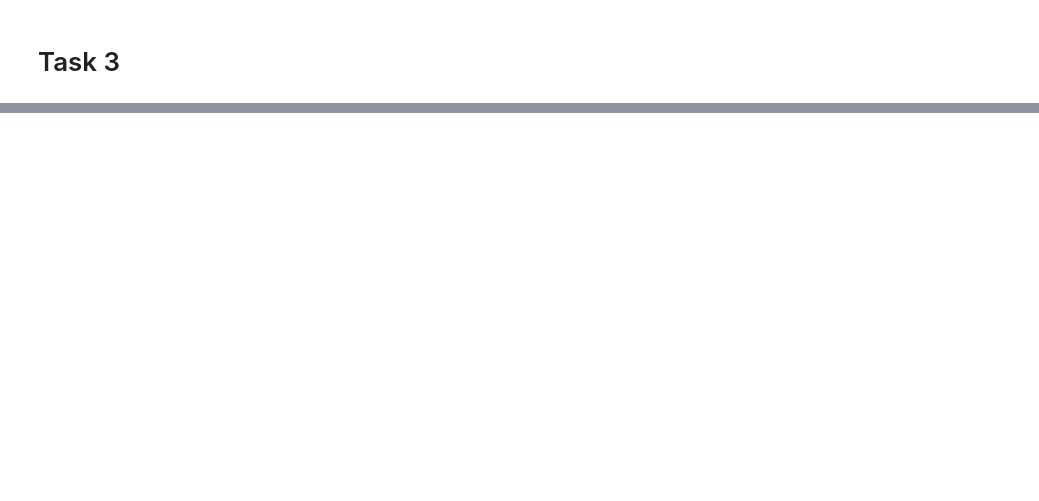
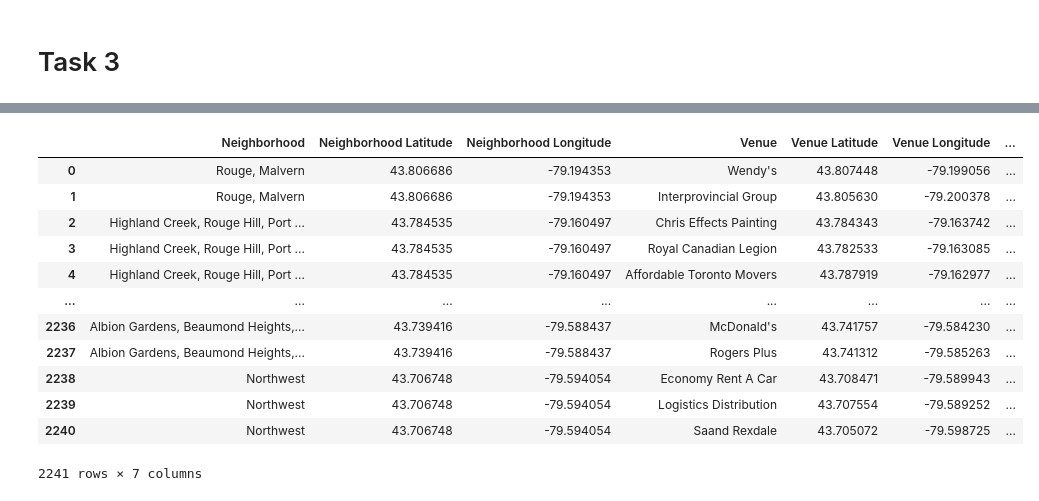
Before and after one commit to t-schanz/Coursera_Capstone, a Jupyter notebook: Toronto_from_wikipedia.ipynb, the cells around one changed output, grey strips where cells are left out. Saved outputs shown, nothing was run; the diff lists cells and outputs as text; code cells hidden in the pictures; blank space fills up the shorter version.

```diff
--- a/Toronto_from_wikipedia.ipynb
+++ b/Toronto_from_wikipedia.ipynb
@@ -86,0 +87,15 @@ ModuleNotFoundError: No module named 'shapely'
+# %%
+! pip install folium
+import folium
+import os
+import requests
+from sklearn.cluster import KMeans
+import numpy as np
+import matplotlib.cm as cm
+import matplotlib.colors as colors
+
+# get secret values from environment variables:
+CLIENT_ID = os.environ.get('FS_ID')
+CLIENT_SECRET = os.environ.get('FS_SECRET')
+VERSION = '20191204'
+LIMIT = 100
@@ -86,0 +114,3 @@ ModuleNotFoundError: No module named 'shapely'
+# %%
+latitude = 43.8
+longitude = -79.55
@@ -86,0 +119,18 @@ ModuleNotFoundError: No module named 'shapely'
+# %%
+# create map of Manhattan using latitude and longitude values
+map_toronto = folium.Map(location=[latitude, longitude], zoom_start=11)
+
+# add markers to map
+for lat, lng, label in zip(df['Latitude'], df['Longitude'], df['Neighborhood']):
+    label = folium.Popup(label, parse_html=True)
+    folium.CircleMarker(
+        [lat, lng],
+        radius=5,
+        popup=label,
+        color='blue',
+        fill=True,
+        fill_color='#3186cc',
+        fill_opacity=0.7,
+        parse_html=False).add_to(map_toronto)
+
+map_toronto
@@ -86,0 +181,5 @@ ModuleNotFoundError: No module named 'shapely'
+# %%
+if not 'toronto_venues' in locals(): # prevents this cell from running when the variable toronto_venues already exists
+    toronto_venues = getNearbyVenues(names=df['Neighborhood'],
+                                       latitudes=df['Latitude'],
+                                       longitudes=df['Longitude'])
@@ -86,0 +204,16 @@ ModuleNotFoundError: No module named 'shapely'
+# %%
+toronto_venues
+# %% [output]
+|  | Neighborhood | Neighborhood Latitude | Neighborhood Longitude | Venue | Venue Latitude | Venue Longitude | ... |
+| 0 | Rouge, Malvern | 43.806686 | -79.194353 | Wendy's | 43.807448 | -79.199056 | ... |
+| 1 | Rouge, Malvern | 43.806686 | -79.194353 | Interprovincial Group | 43.805630 | -79.200378 | ... |
+| 2 | Highland Creek, Rouge Hill, Port ... | 43.784535 | -79.160497 | Chris Effects Painting | 43.784343 | -79.163742 | ... |
+| 3 | Highland Creek, Rouge Hill, Port ... | 43.784535 | -79.160497 | Royal Canadian Legion | 43.782533 | -79.163085 | ... |
+| 4 | Highland Creek, Rouge Hill, Port ... | 43.784535 | -79.160497 | Affordable Toronto Movers | 43.787919 | -79.162977 | ... |
+| ... | ... | ... | ... | ... | ... | ... | ... |
+| 2236 | Albion Gardens, Beaumond Heights,... | 43.739416 | -79.588437 | McDonald's | 43.741757 | -79.584230 | ... |
+| 2237 | Albion Gardens, Beaumond Heights,... | 43.739416 | -79.588437 | Rogers Plus | 43.741312 | -79.585263 | ... |
+| 2238 | Northwest | 43.706748 | -79.594054 | Economy Rent A Car | 43.708471 | -79.589943 | ... |
+| 2239 | Northwest | 43.706748 | -79.594054 | Logistics Distribution | 43.707554 | -79.589252 | ... |
+| 2240 | Northwest | 43.706748 | -79.594054 | Saand Rexdale | 43.705072 | -79.598725 | ... |
+2241 rows × 7 columns
```
Also changed, not shown: parts of 23 cells of this notebook.
